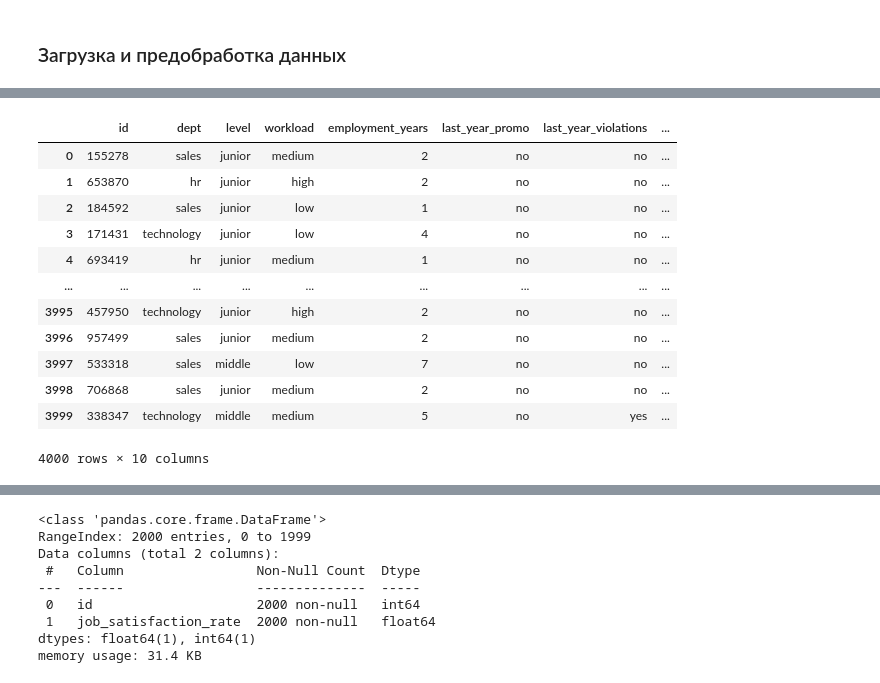
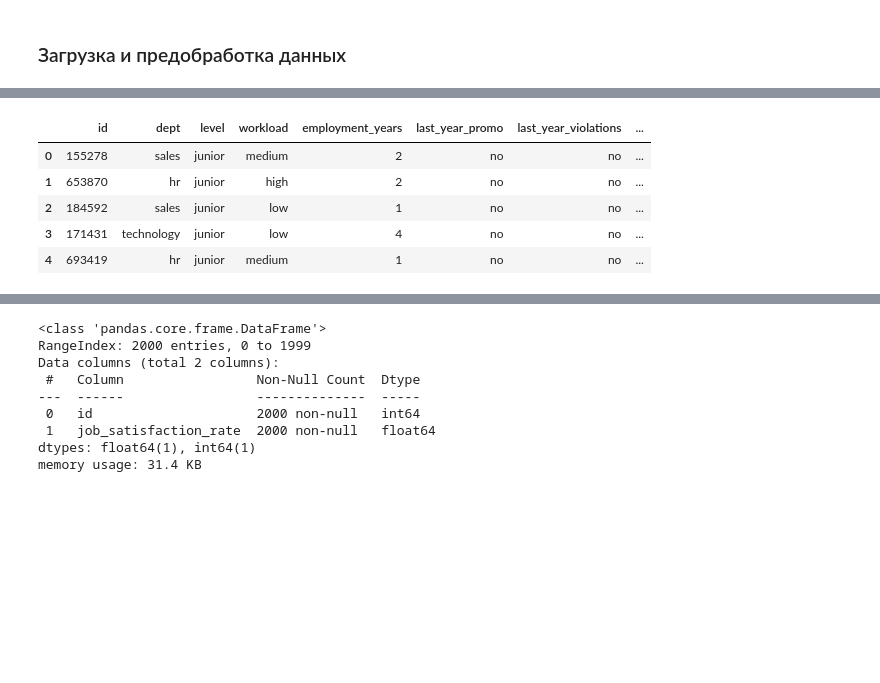
Before and after one commit to siobkoksenia/Product_analysis, a Jupyter notebook: staff loyalty.ipynb, the cells around one changed output, grey strips where cells are left out. Drawn from its saved outputs; the diff is of its cells as text; code cells hidden in the pictures; blank space fills up the shorter version.

```diff
--- a/staff loyalty.ipynb
+++ b/staff loyalty.ipynb
@@ -96,21 +82,14 @@ WARNING: Error parsing requirements for ipython-genutils: [Errno 2] No such file
 # %%
 train_df=pd.read_csv('https://code.s3.yandex.net/datasets/train_job_satisfaction_rate.csv')
 # %%
-train_df
+train_df.head()
 # %% [output]
 |  | id | dept | level | workload | employment_years | last_year_promo | last_year_violations | ... |
 | 0 | 155278 | sales | junior | medium | 2 | no | no | ... |
 | 1 | 653870 | hr | junior | high | 2 | no | no | ... |
 | 2 | 184592 | sales | junior | low | 1 | no | no | ... |
 | 3 | 171431 | technology | junior | low | 4 | no | no | ... |
 | 4 | 693419 | hr | junior | medium | 1 | no | no | ... |
-| ... | ... | ... | ... | ... | ... | ... | ... | ... |
-| 3995 | 457950 | technology | junior | high | 2 | no | no | ... |
-| 3996 | 957499 | sales | junior | medium | 2 | no | no | ... |
-| 3997 | 533318 | sales | middle | low | 7 | no | no | ... |
-| 3998 | 706868 | sales | junior | medium | 2 | no | no | ... |
-| 3999 | 338347 | technology | middle | medium | 5 | no | yes | ... |
-4000 rows × 10 columns
 # %%
 train_df.info()
 # %% [output]
```
Also changed, not shown: parts of 24 cells of this notebook, 1 other file.
